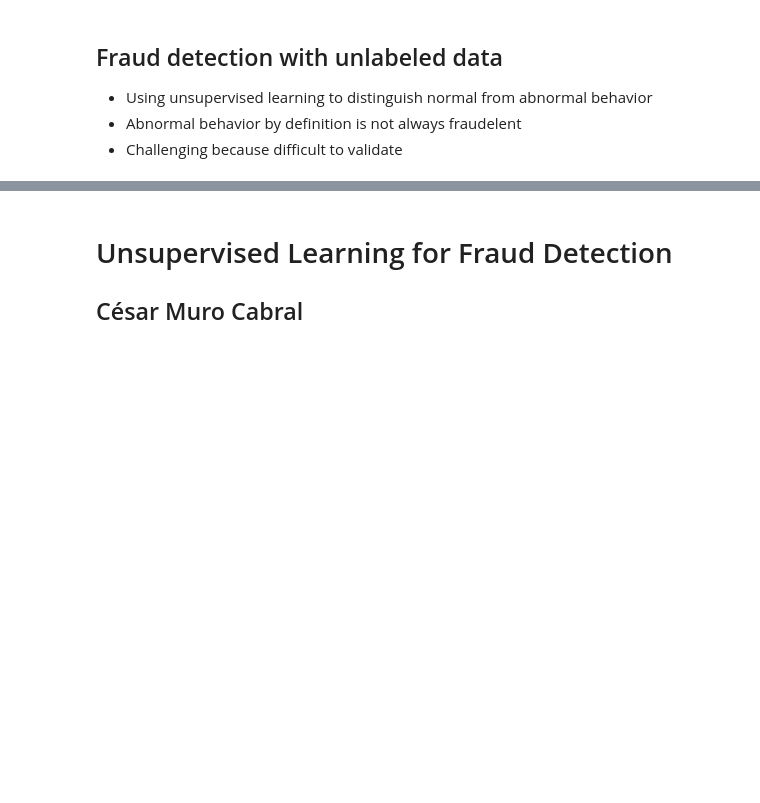
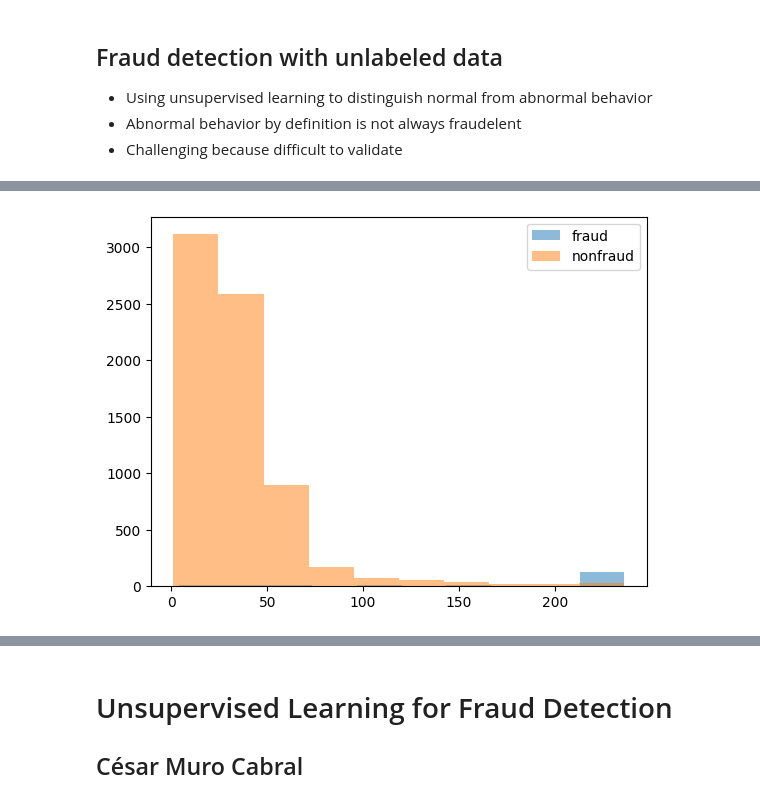
Before and after one commit to cmuro27/Machine_Learning_Projects_and_Notes, a Jupyter notebook: Project_fraud_detection_unsupervised.ipynb, the cells around one changed output, grey strips where cells are left out. Cells and saved outputs as stored; diff of their text form; code cells hidden in the pictures; blank space fills up the shorter version.

```diff
--- a/Project_fraud_detection_unsupervised.ipynb
+++ b/Project_fraud_detection_unsupervised.ipynb
@@ -304,0 +322,5 @@ prd.plot()
+# %%
+import pandas as pd
+df_1 = pd.read_csv("datasets/fraud_detection_datacamp/chapter_3/banksim.csv")
+df = df_1.drop("Unnamed: 0", axis=1)
+df.head()
@@ -304,0 +372,12 @@ prd.plot()
+# %%
+import matplotlib.pyplot as plt
+
+df_fraud = df.loc[df.fraud == 1]
+df_non_fraud = df.loc[df.fraud == 0]
+
+plt.hist(df_fraud.amount, alpha = 0.5, label="fraud")
+plt.hist(df_non_fraud.amount, alpha =0.5, label= "nonfraud")
+plt.legend()
+plt.show()
+# %% [output]
+[figure, added]
```
Also changed, not shown: parts of 12 cells of this notebook.
